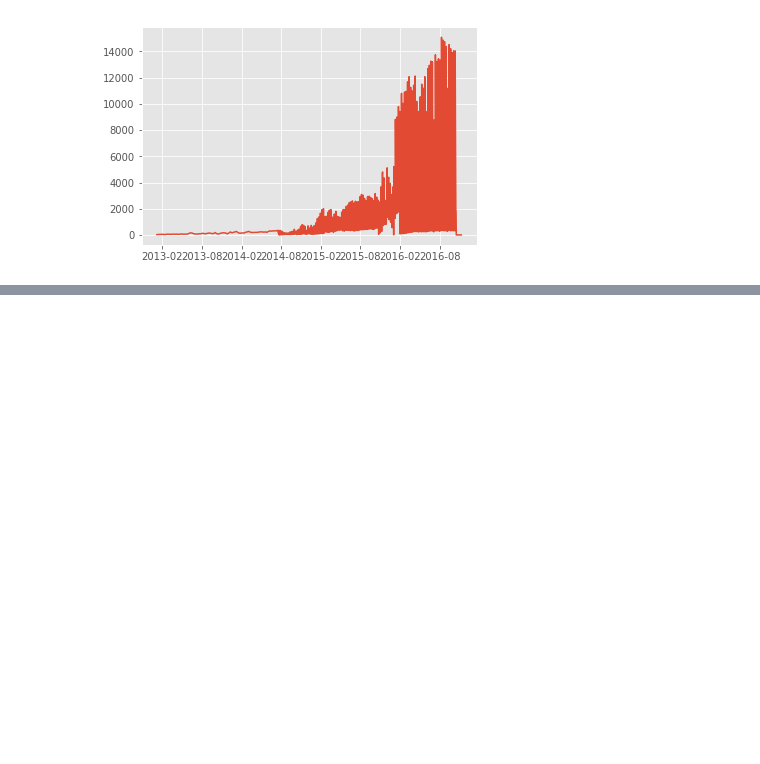
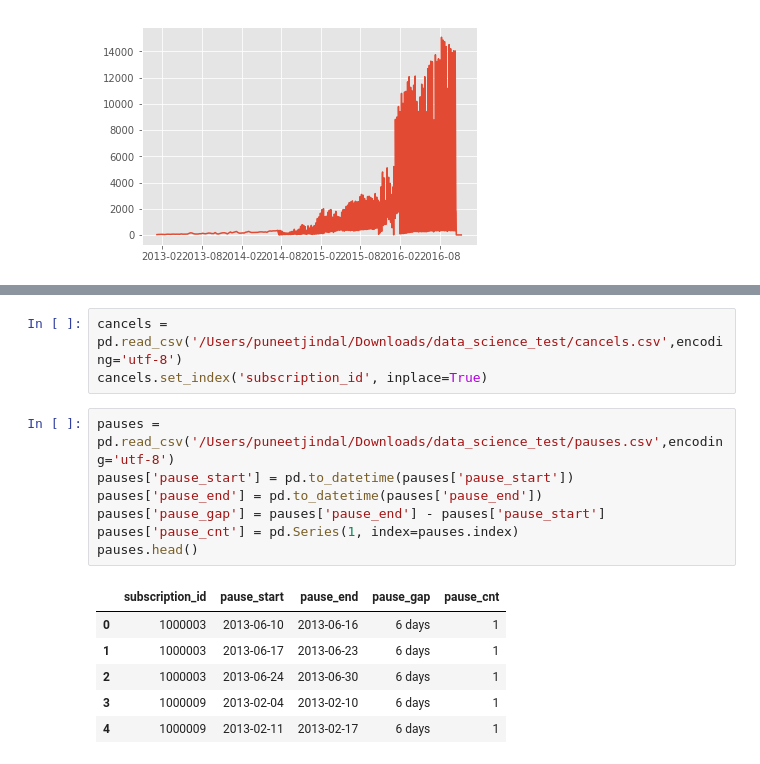
Before and after one commit to puneetjindal/r_python, a Jupyter notebook: meal_delivery/meal_delivery_eda.ipynb, the cells around one changed output, grey strips where cells are left out. Drawn from its saved outputs; the diff is of its cells as text; blank space fills up the shorter version.

```diff
--- a/meal_delivery/meal_delivery_eda.ipynb
+++ b/meal_delivery/meal_delivery_eda.ipynb
@@ -83,0 +101,17 @@ TypeError: invalid type comparison
+# %%
+cancels = pd.read_csv('/Users/puneetjindal/Downloads/data_science_test/cancels.csv',encoding='utf-8')
+cancels.set_index('subscription_id', inplace=True)
+# %%
+pauses = pd.read_csv('/Users/puneetjindal/Downloads/data_science_test/pauses.csv',encoding='utf-8')
+pauses['pause_start'] = pd.to_datetime(pauses['pause_start'])
+pauses['pause_end'] = pd.to_datetime(pauses['pause_end'])
+pauses['pause_gap'] = pauses['pause_end'] - pauses['pause_start']
+pauses['pause_cnt'] = pd.Series(1, index=pauses.index)
+pauses.head()
+# %% [output]
+|  | subscription_id | pause_start | pause_end | pause_gap | pause_cnt |
+| 0 | 1000003 | 2013-06-10 | 2013-06-16 | 6 days | 1 |
+| 1 | 1000003 | 2013-06-17 | 2013-06-23 | 6 days | 1 |
+| 2 | 1000003 | 2013-06-24 | 2013-06-30 | 6 days | 1 |
+| 3 | 1000009 | 2013-02-04 | 2013-02-10 | 6 days | 1 |
+| 4 | 1000009 | 2013-02-11 | 2013-02-17 | 6 days | 1 |
```
Also changed, not shown: parts of 34 cells of this notebook.
